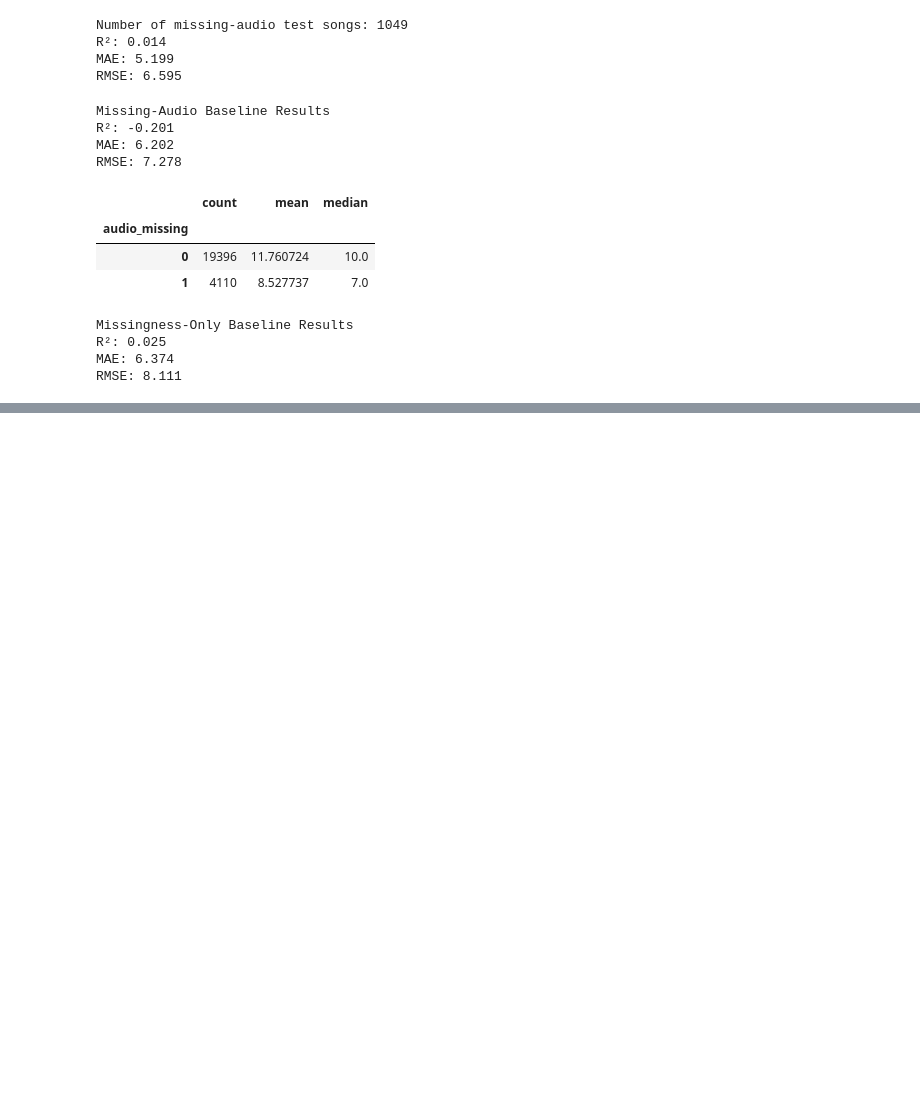
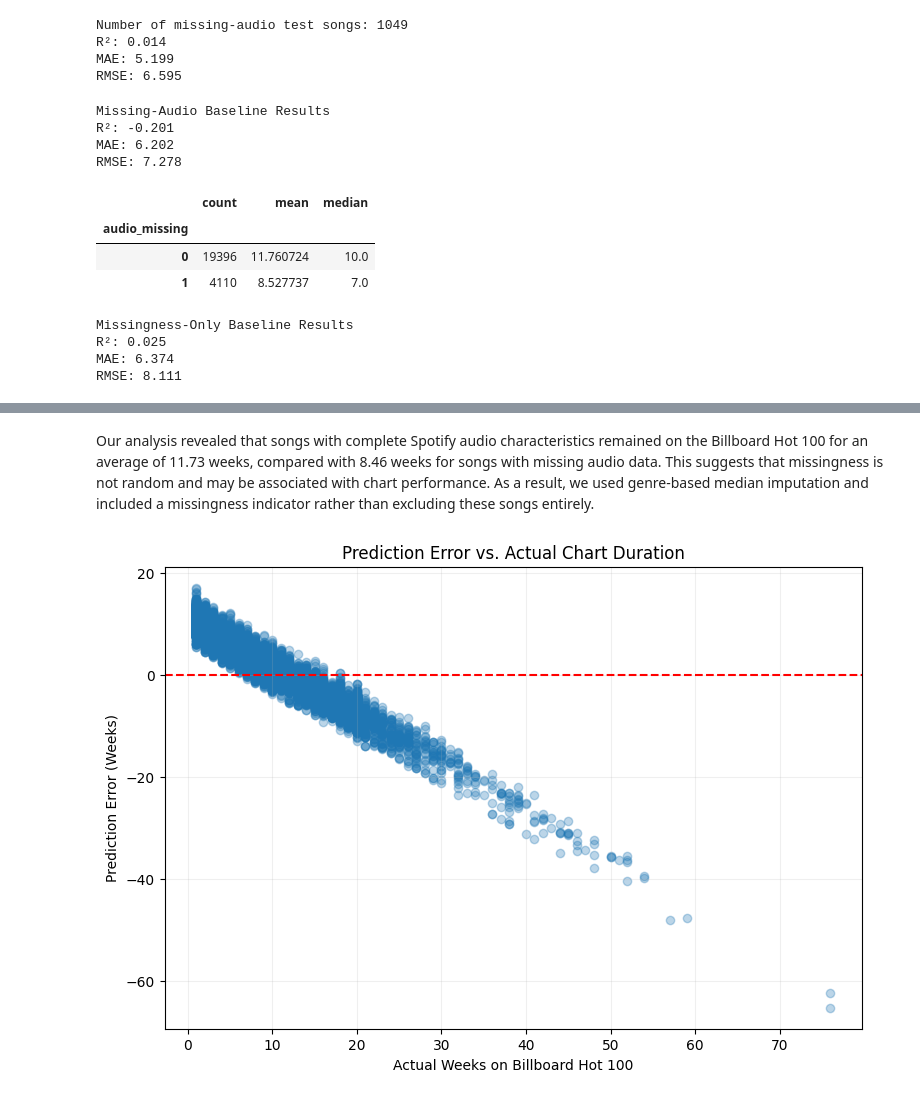
Before and after one commit to rheahalebeed/BA305-A3-Billboard-Spotify-Project, a Jupyter notebook: BA305ProjectCode.ipynb, the cells around one changed output, grey strips where cells are left out. Saved outputs shown, nothing was run; the diff lists cells and outputs as text; code cells hidden in the pictures; blank space fills up the shorter version.

Commit message:
Descriptive Analysis

```diff
--- a/BA305ProjectCode.ipynb
+++ b/BA305ProjectCode.ipynb
@@ -1997,0 +2142,28 @@ RMSE: 8.111
+# %% [markdown]
+Our analysis revealed that songs with complete Spotify audio characteristics remained on the Billboard Hot 100 for an average of 11.73 weeks, compared with 8.46 weeks for songs with missing audio data. This suggests that missingness is not random and may be associated with chart performance. As a result, we used genre-based median imputation and included a missingness indicator rather than excluding these songs entirely.
+# %%
+# Calculate prediction errors
+
+prediction_errors = y_pred_best - y_test_new
+
+# Create scatterplot
+
+plt.figure(figsize=(9, 6))
+
+plt.scatter(y_test_new, prediction_errors, alpha=0.3)
+
+# Add a horizontal line representing zero error
+
+plt.axhline(0, color="red", linestyle="--")
+
+plt.xlabel("Actual Weeks on Billboard Hot 100")
+
+plt.ylabel("Prediction Error (Weeks)")
+
+plt.title("Prediction Error vs. Actual Chart Duration")
+
+plt.grid(alpha=0.2)
+
+plt.show()
+# %% [output]
+[figure, added]
```
Also changed, not shown: parts of 16 cells of this notebook.
